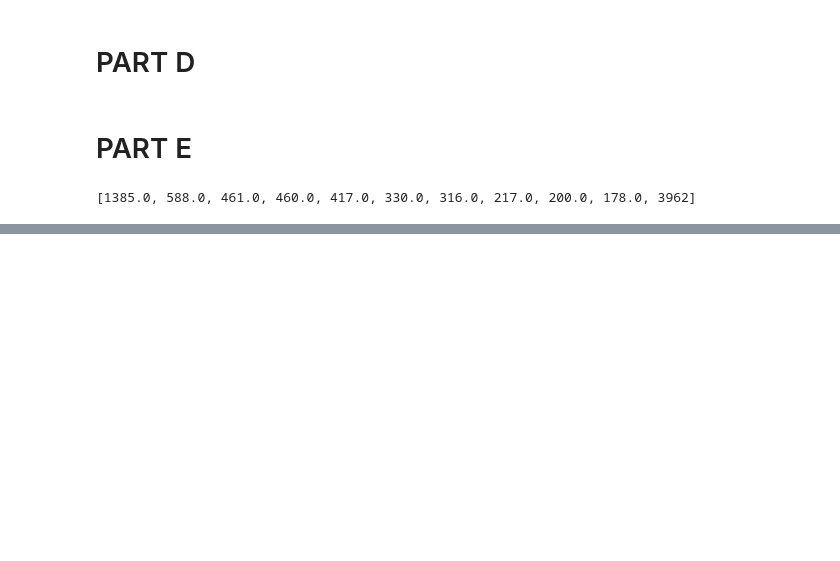
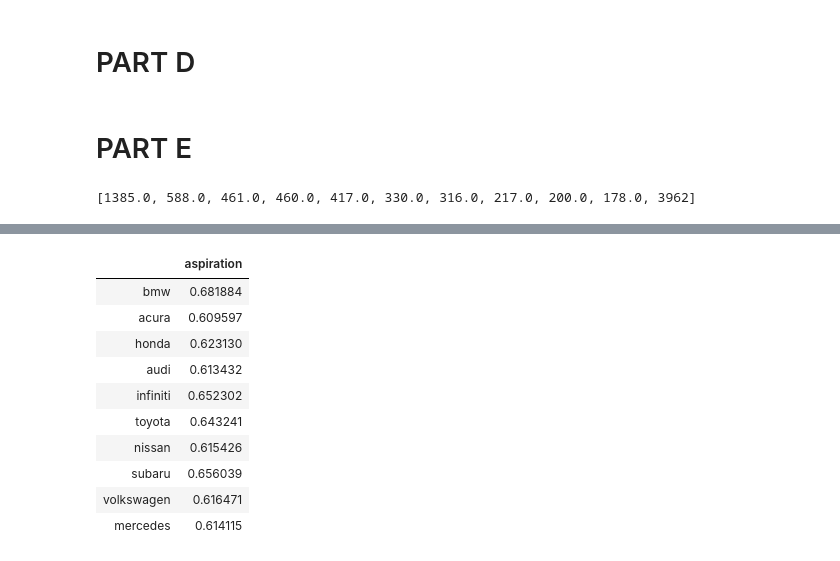
Before and after one commit to datajake-hill/text_hw1, a Jupyter notebook: HW1_Analysis.ipynb, the cells around one changed output, grey strips where cells are left out. Drawn from its saved outputs; the diff is of its cells as text; code cells hidden in the pictures; blank space fills up the shorter version.

```diff
--- a/HW1_Analysis.ipynb
+++ b/HW1_Analysis.ipynb
@@ -571,0 +581,14 @@ trash = df['word_counts_asp'].apply(count_comentions_asp)
+# %%
+df_asp_lifts.drop(top_10_brands, axis=1)[:10]
+# %% [output]
+|  | aspiration |
+| bmw | 0.681884 |
+| acura | 0.609597 |
+| honda | 0.623130 |
+| audi | 0.613432 |
+| infiniti | 0.652302 |
+| toyota | 0.643241 |
+| nissan | 0.615426 |
+| subaru | 0.656039 |
+| volkswagen | 0.616471 |
+| mercedes | 0.614115 |
```
Also changed, not shown: parts of 7 cells of this notebook.
